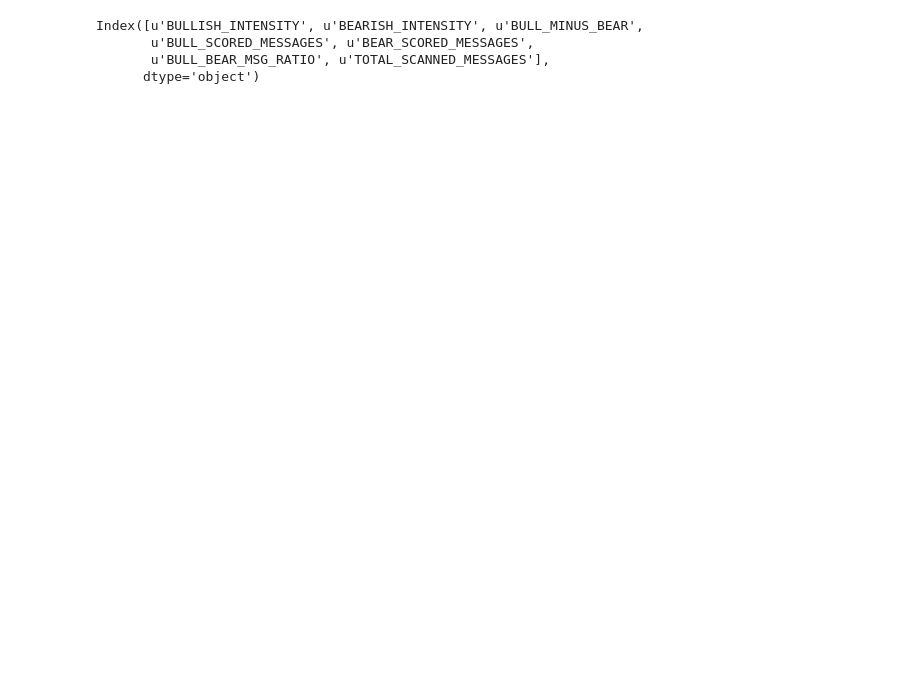
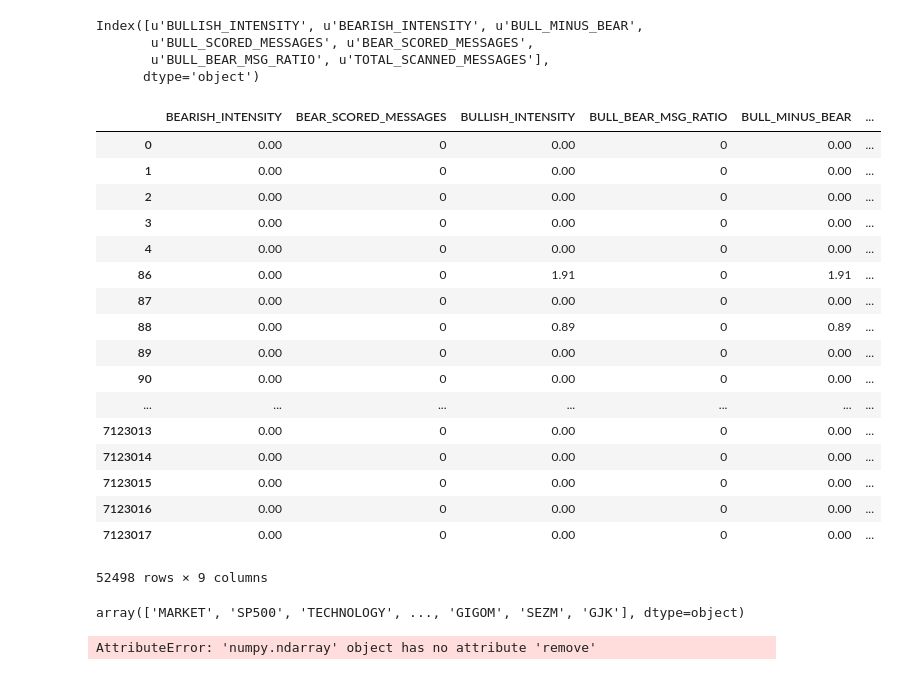
Before and after one commit to densekernel/sentisignal, a Jupyter notebook: Daily_descriptives_company.ipynb, the cells around one changed output. Cells and saved outputs as stored; diff of their text form; code cells hidden in the pictures; blank space fills up the shorter version.

```diff
--- a/Daily_descriptives_company.ipynb
+++ b/Daily_descriptives_company.ipynb
@@ -119,6 +235,27 @@ Index([u'BULLISH_INTENSITY', u'BEARISH_INTENSITY', u'BULL_MINUS_BEAR',
        u'BULL_SCORED_MESSAGES', u'BEAR_SCORED_MESSAGES',
        u'BULL_BEAR_MSG_RATIO', u'TOTAL_SCANNED_MESSAGES'],
       dtype='object')
+# %%
+companyGrouped.head()
+# %% [output]
+|  | BEARISH_INTENSITY | BEAR_SCORED_MESSAGES | BULLISH_INTENSITY | BULL_BEAR_MSG_RATIO | BULL_MINUS_BEAR | ... |
+| 0 | 0.00 | 0 | 0.00 | 0 | 0.00 | ... |
+| 1 | 0.00 | 0 | 0.00 | 0 | 0.00 | ... |
+| 2 | 0.00 | 0 | 0.00 | 0 | 0.00 | ... |
+| 3 | 0.00 | 0 | 0.00 | 0 | 0.00 | ... |
+| 4 | 0.00 | 0 | 0.00 | 0 | 0.00 | ... |
+| 86 | 0.00 | 0 | 1.91 | 0 | 1.91 | ... |
+| 87 | 0.00 | 0 | 0.00 | 0 | 0.00 | ... |
+| 88 | 0.00 | 0 | 0.89 | 0 | 0.89 | ... |
+| 89 | 0.00 | 0 | 0.00 | 0 | 0.00 | ... |
+| 90 | 0.00 | 0 | 0.00 | 0 | 0.00 | ... |
+| ... | ... | ... | ... | ... | ... | ... |
+| 7123013 | 0.00 | 0 | 0.00 | 0 | 0.00 | ... |
+| 7123014 | 0.00 | 0 | 0.00 | 0 | 0.00 | ... |
+| 7123015 | 0.00 | 0 | 0.00 | 0 | 0.00 | ... |
+| 7123016 | 0.00 | 0 | 0.00 | 0 | 0.00 | ... |
+| 7123017 | 0.00 | 0 | 0.00 | 0 | 0.00 | ... |
+52498 rows × 9 columns
 # %%
 # statistic description for bull bear messages ratio by exchanges
 statByCompany_Ratio = companyGrouped['BULL_BEAR_MSG_RATIO'].describe()
@@ -129,3 +266,12 @@ statByCompany.to_csv('../data/output/statByCompany.csv', encoding='utf-8')
 # a table only contains the total quality of bullish, bearish and total messages for each exchange
 messagesTable = sumByCompany.ix[:,[3,4,6]]
 messagesTableSorted = messagesTable.sort('TOTAL_SCANNED_MESSAGES', ascending=False)
+# %%
+messagesTableSorted.index.values
+# %% [output]
+array(['MARKET', 'SP500', 'TECHNOLOGY', ..., 'GIGOM', 'SEZM', 'GJK'], dtype=object)
+# %%
+# transform sector array to uppercase
+sectorArray
+# %% [output]
+AttributeError: 'numpy.ndarray' object has no attribute 'remove'
```
Also changed, not shown: parts of 16 cells of this notebook, 4 other files.
